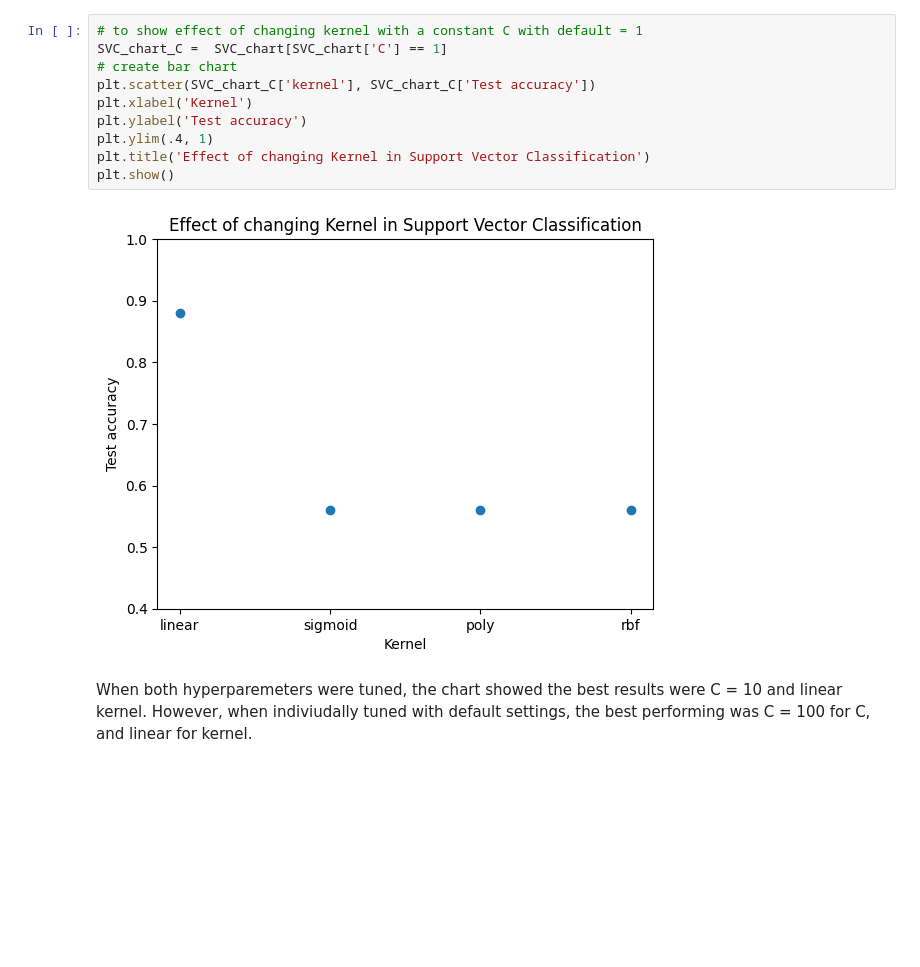
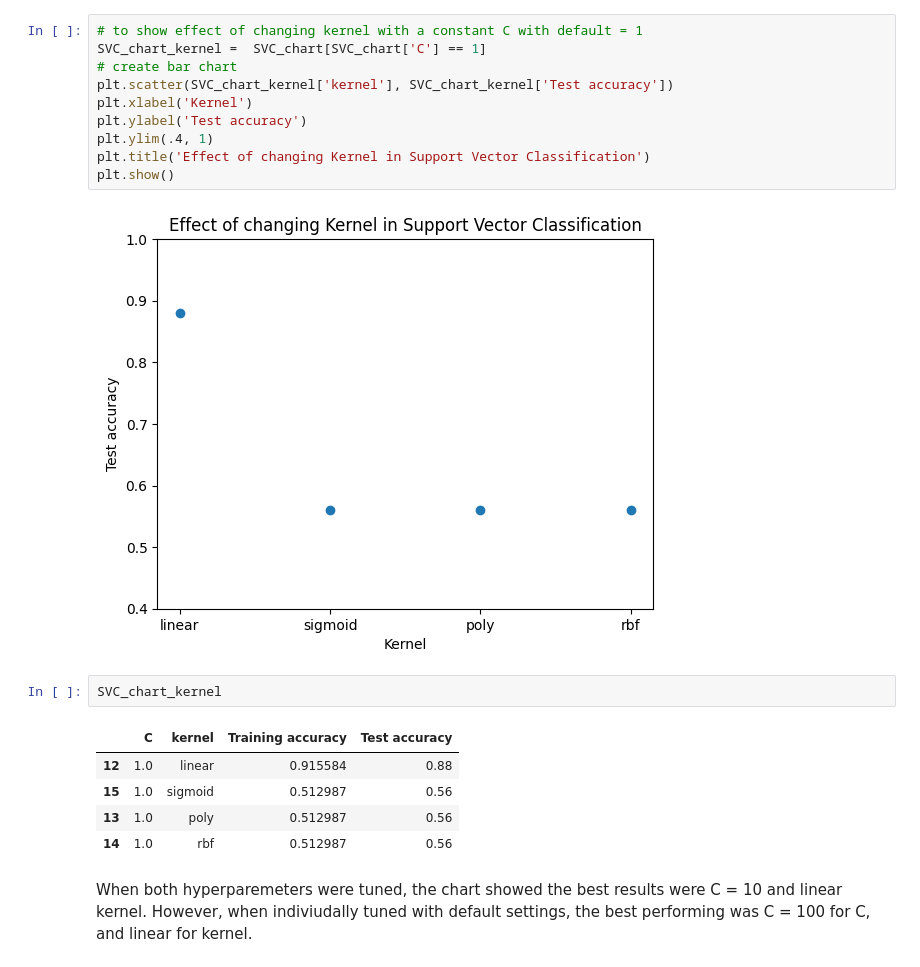
Before and after one commit to MichaelMcCarey/WildfiresProject, a Jupyter notebook: WildfiresProject.ipynb, the cells around one changed output. Cells and saved outputs as stored; diff of their text form; blank space fills up the shorter version.

```diff
--- a/WildfiresProject.ipynb
+++ b/WildfiresProject.ipynb
@@ -278,9 +299,9 @@ plt.show()
 [figure]
 # %%
 # to show effect of changing kernel with a constant C with default = 1
-SVC_chart_C =  SVC_chart[SVC_chart['C'] == 1]
+SVC_chart_kernel =  SVC_chart[SVC_chart['C'] == 1]
 # create bar chart
-plt.scatter(SVC_chart_C['kernel'], SVC_chart_C['Test accuracy'])
+plt.scatter(SVC_chart_kernel['kernel'], SVC_chart_kernel['Test accuracy'])
 plt.xlabel('Kernel')
 plt.ylabel('Test accuracy')
 plt.ylim(.4, 1)
@@ -288,5 +309,13 @@ plt.title('Effect of changing Kernel in Support Vector Classification')
 plt.show()
 # %% [output]
 [figure]
+# %%
+SVC_chart_kernel
+# %% [output]
+|  | C | kernel | Training accuracy | Test accuracy |
+| 12 | 1.0 | linear | 0.915584 | 0.88 |
+| 15 | 1.0 | sigmoid | 0.512987 | 0.56 |
+| 13 | 1.0 | poly | 0.512987 | 0.56 |
+| 14 | 1.0 | rbf | 0.512987 | 0.56 |
 # %% [markdown]
 When both hyperparemeters were tuned, the chart showed the best results were C = 10 and linear kernel. However, when indiviudally tuned with default settings, the best performing was C = 100 for C, and linear for kernel.
```
Also changed, not shown: parts of 2 cells of this notebook.
